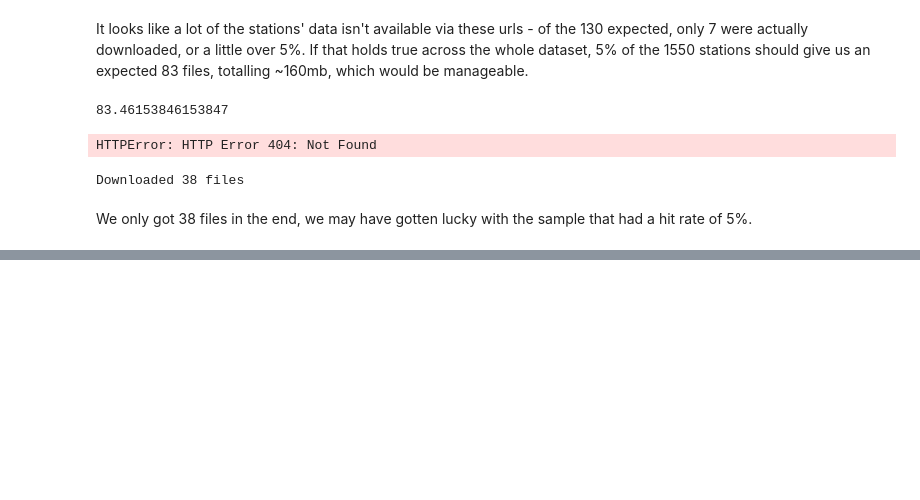
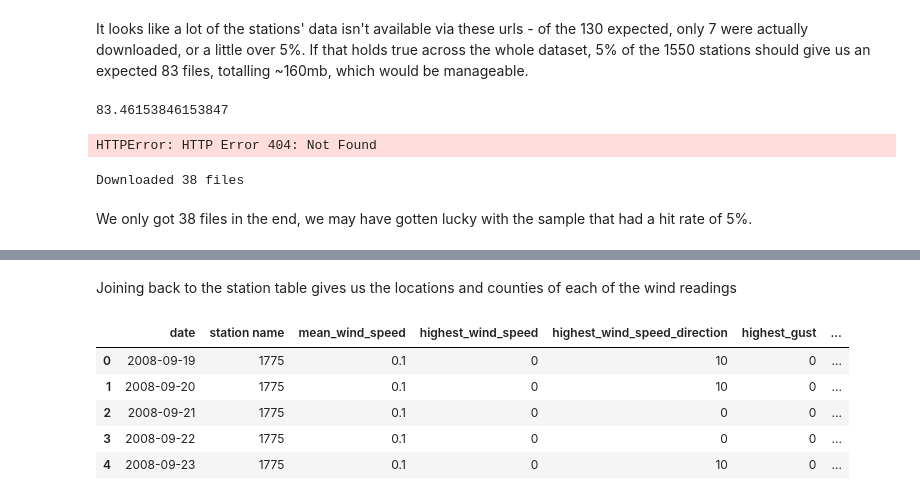
Before and after one commit to Cking313/programming_for_data_analytics, a Jupyter notebook: project/download_weather_data.ipynb, the cells around one changed output, grey strips where cells are left out. Drawn from its saved outputs; the diff is of its cells as text; code cells hidden in the pictures; blank space fills up the shorter version.

```diff
--- a/project/download_weather_data.ipynb
+++ b/project/download_weather_data.ipynb
@@ -170,0 +356,11 @@ We also need to keep track of the station id so
+# %%
+combined_df.date = pd.to_datetime(combined_df.date, format='%d-%b-%Y')
+combined_df.wdsp = pd.to_numeric(combined_df.wdsp, errors='coerce')
+combined_wind_df = combined_df[['date', 'station name', 'wdsp', 'hm', 'ddhm', 'hg']]\
+    .rename(columns={
+        'wdsp': 'mean_wind_speed',
+        'hm': 'highest_wind_speed',
+        'ddhm': 'highest_wind_speed_direction',
+        'hg': 'highest_gust'
+    })
+combined_wind_df.head()
@@ -170,0 +374,17 @@ We also need to keep track of the station id so
+# %% [markdown]
+Joining back to the station table gives us the locations and counties of each of the wind readings
+# %%
+cleaned_wind_df = combined_wind_df.merge(
+    station_df[['station name', 'county', 'name', 'height(m)', 'latitude', 'longitude', 'easting', 'northing']],
+    on='station name', how='left')
+
+cleaned_wind_df.to_csv('data/wind_data.csv', index=False)
+# %%
+cleaned_wind_df.head()
+# %% [output]
+|  | date | station name | mean_wind_speed | highest_wind_speed | highest_wind_speed_direction | highest_gust | ... |
+| 0 | 2008-09-19 | 1775 | 0.1 | 0 | 10 | 0 | ... |
+| 1 | 2008-09-20 | 1775 | 0.1 | 0 | 10 | 0 | ... |
+| 2 | 2008-09-21 | 1775 | 0.1 | 0 | 0 | 0 | ... |
+| 3 | 2008-09-22 | 1775 | 0.1 | 0 | 0 | 0 | ... |
+| 4 | 2008-09-23 | 1775 | 0.1 | 0 | 10 | 0 | ... |
```
Also changed, not shown: parts of 22 cells of this notebook.
